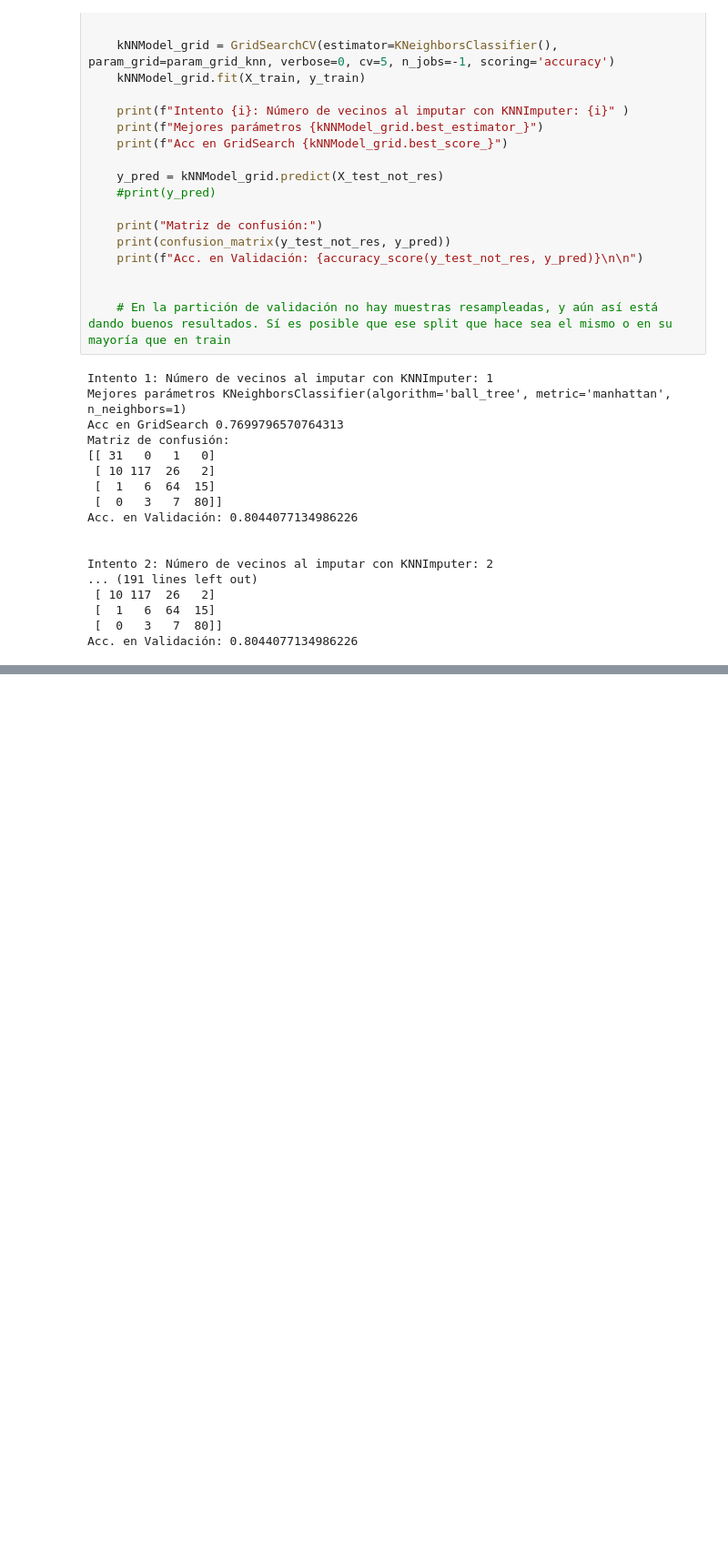
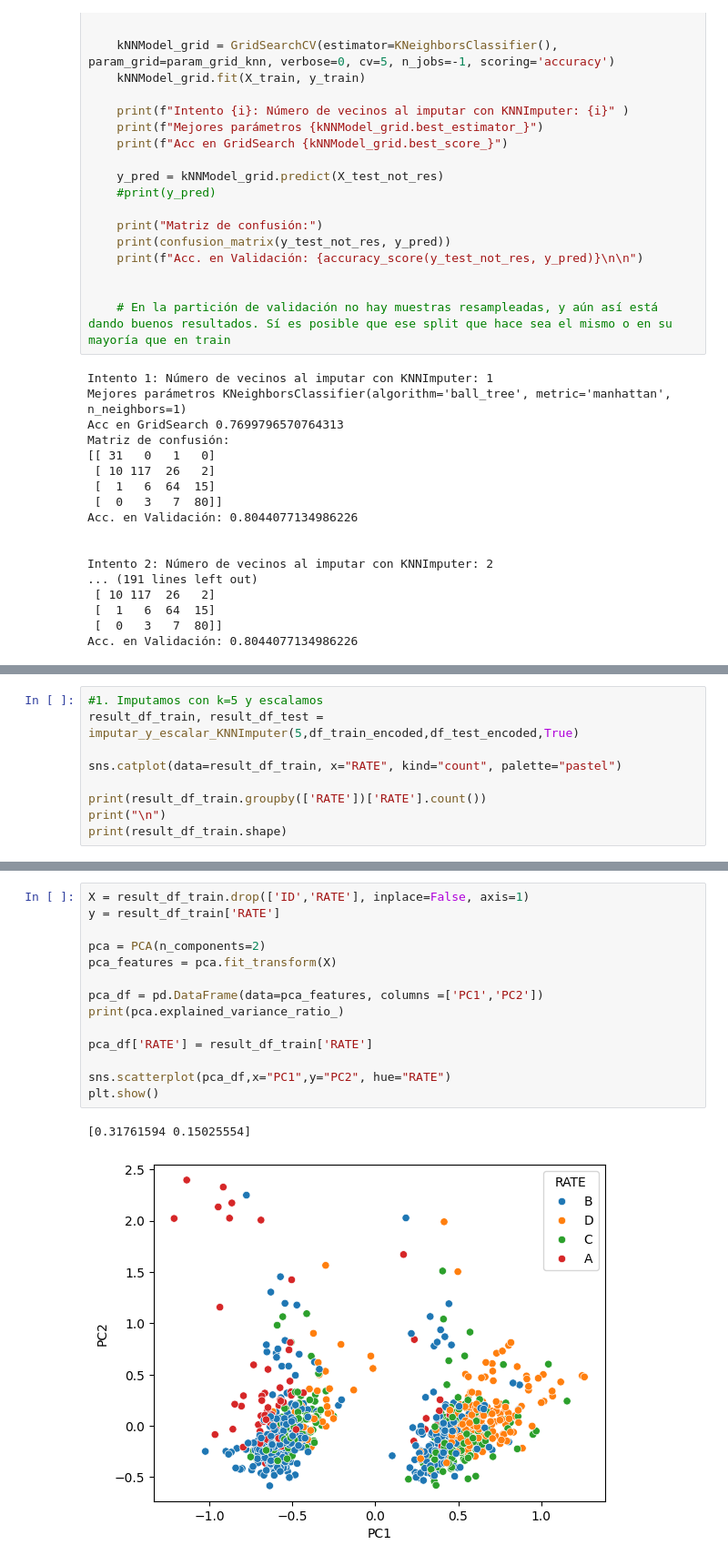
Before and after one commit to DomingoLopez/ClubFansIris, a Jupyter notebook: preprocesamiento/preprocesamiento_pruebas.ipynb, the cells around one changed output, grey strips where cells are left out. Shown at 91% size. Drawn from its saved outputs; the diff is of its cells as text; blank space fills up the shorter version.

```diff
--- a/preprocesamiento/preprocesamiento_pruebas.ipynb
+++ b/preprocesamiento/preprocesamiento_pruebas.ipynb
@@ -832,0 +839,9 @@ Acc. en Validación: 0.8044077134986226
+# %%
+#1. Imputamos con k=5 y escalamos
+result_df_train, result_df_test = imputar_y_escalar_KNNImputer(5,df_train_encoded,df_test_encoded,True)
+
+sns.catplot(data=result_df_train, x="RATE", kind="count", palette="pastel")
+
+print(result_df_train.groupby(['RATE'])['RATE'].count())
+print("\n")
+print(result_df_train.shape)
@@ -832,0 +859,17 @@ Acc. en Validación: 0.8044077134986226
+# %%
+X = result_df_train.drop(['ID','RATE'], inplace=False, axis=1)
+y = result_df_train['RATE']
+
+pca = PCA(n_components=2)
+pca_features = pca.fit_transform(X)
+
+pca_df = pd.DataFrame(data=pca_features, columns =['PC1','PC2'])
+print(pca.explained_variance_ratio_)
+
+pca_df['RATE'] = result_df_train['RATE']
+
+sns.scatterplot(pca_df,x="PC1",y="PC2", hue="RATE")
+plt.show()
+# %% [output]
+[0.31761594 0.15025554]
+[figure, added]
```
Also changed, not shown: parts of 15 cells of this notebook.
